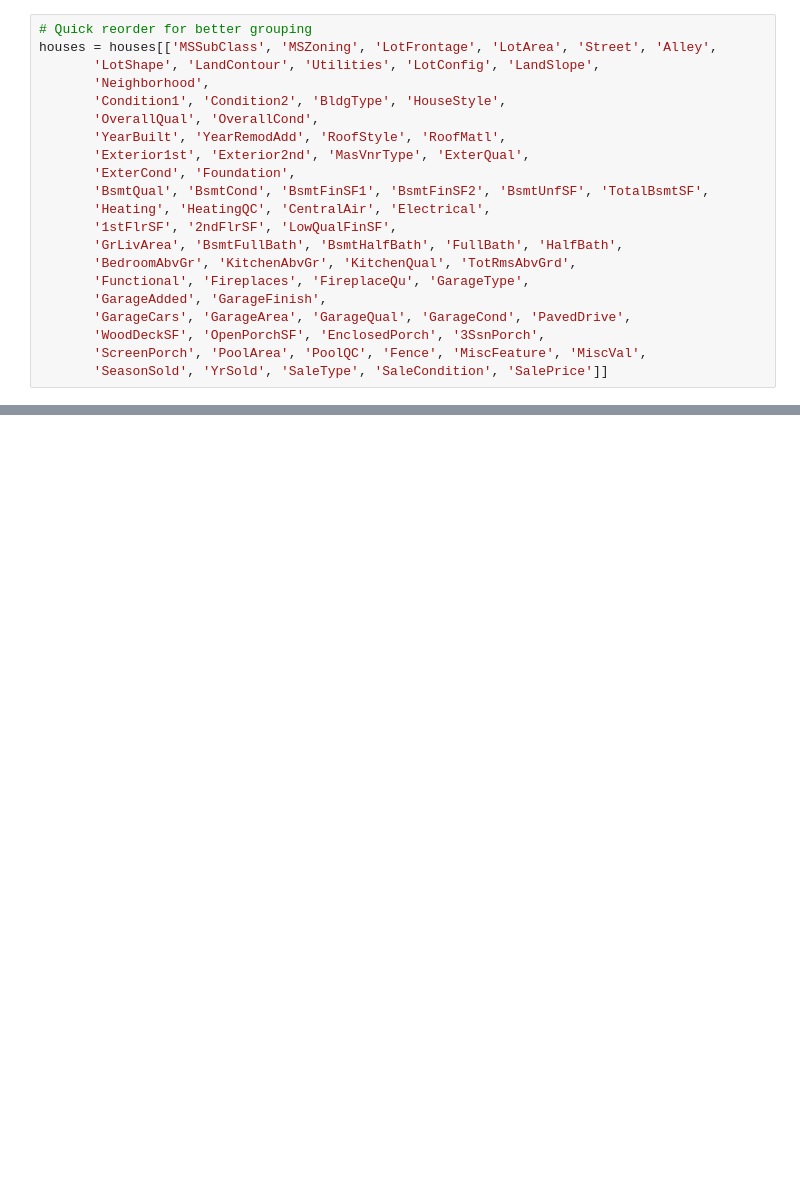
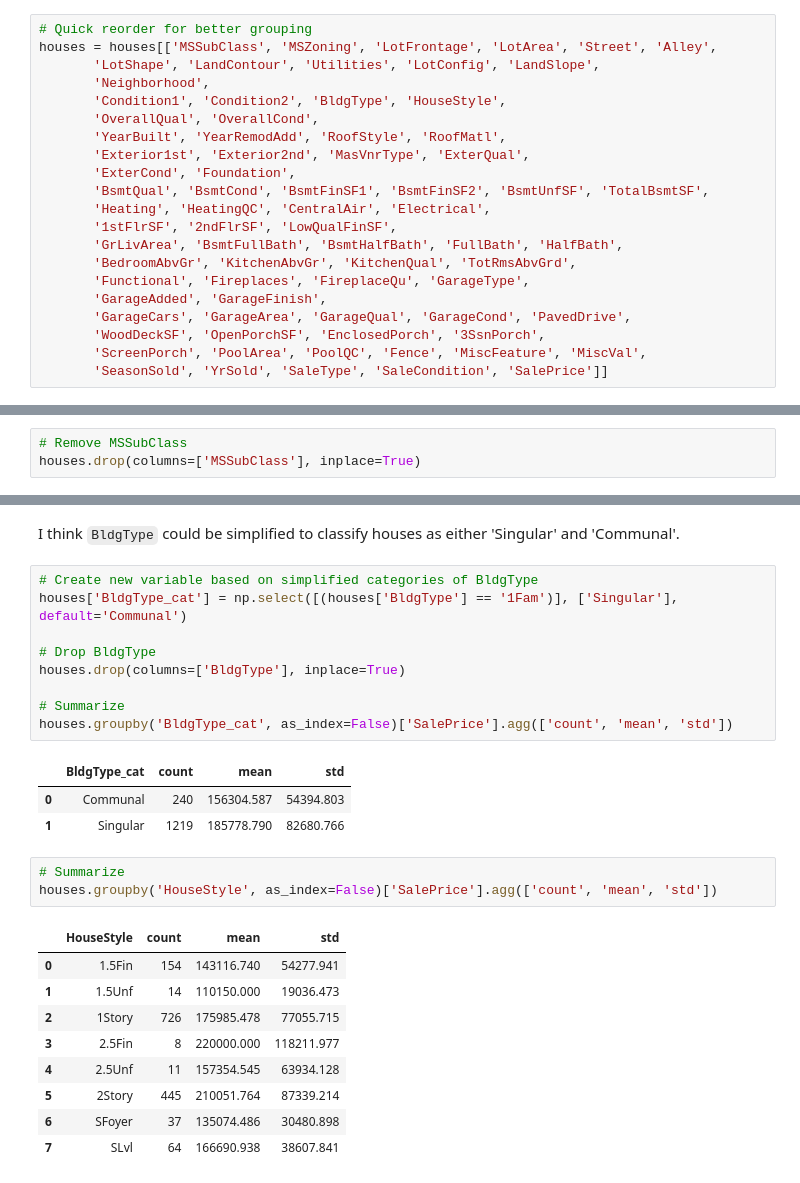
Before and after one commit to faupel15/Housing_Price_Prediction, a Jupyter notebook: Housing_Price_Prediction.ipynb, the cells around one changed output, grey strips where cells are left out. Cells and saved outputs as stored; diff of their text form; blank space fills up the shorter version.

```diff
--- a/Housing_Price_Prediction.ipynb
+++ b/Housing_Price_Prediction.ipynb
@@ -699,0 +813,3 @@ houses = houses[['MSSubClass', 'MSZoning', 'LotFrontage', 'LotArea', 'Street', '
+# %%
+# Remove MSSubClass
+houses.drop(columns=['MSSubClass'], inplace=True)
@@ -699,0 +826,28 @@ houses = houses[['MSSubClass', 'MSZoning', 'LotFrontage', 'LotArea', 'Street', '
+# %% [markdown]
+I think `BldgType` could be simplified to classify houses as either 'Singular' and 'Communal'.
+# %%
+# Create new variable based on simplified categories of BldgType
+houses['BldgType_cat'] = np.select([(houses['BldgType'] == '1Fam')], ['Singular'], default='Communal')
+
+# Drop BldgType
+houses.drop(columns=['BldgType'], inplace=True)
+
+# Summarize
+houses.groupby('BldgType_cat', as_index=False)['SalePrice'].agg(['count', 'mean', 'std'])
+# %% [output]
+|  | BldgType_cat | count | mean | std |
+| 0 | Communal | 240 | 156304.587 | 54394.803 |
+| 1 | Singular | 1219 | 185778.790 | 82680.766 |
+# %%
+# Summarize
+houses.groupby('HouseStyle', as_index=False)['SalePrice'].agg(['count', 'mean', 'std'])
+# %% [output]
+|  | HouseStyle | count | mean | std |
+| 0 | 1.5Fin | 154 | 143116.740 | 54277.941 |
+| 1 | 1.5Unf | 14 | 110150.000 | 19036.473 |
+| 2 | 1Story | 726 | 175985.478 | 77055.715 |
+| 3 | 2.5Fin | 8 | 220000.000 | 118211.977 |
+| 4 | 2.5Unf | 11 | 157354.545 | 63934.128 |
+| 5 | 2Story | 445 | 210051.764 | 87339.214 |
+| 6 | SFoyer | 37 | 135074.486 | 30480.898 |
+| 7 | SLvl | 64 | 166690.938 | 38607.841 |
```
Also changed, not shown: parts of 12 cells of this notebook.
